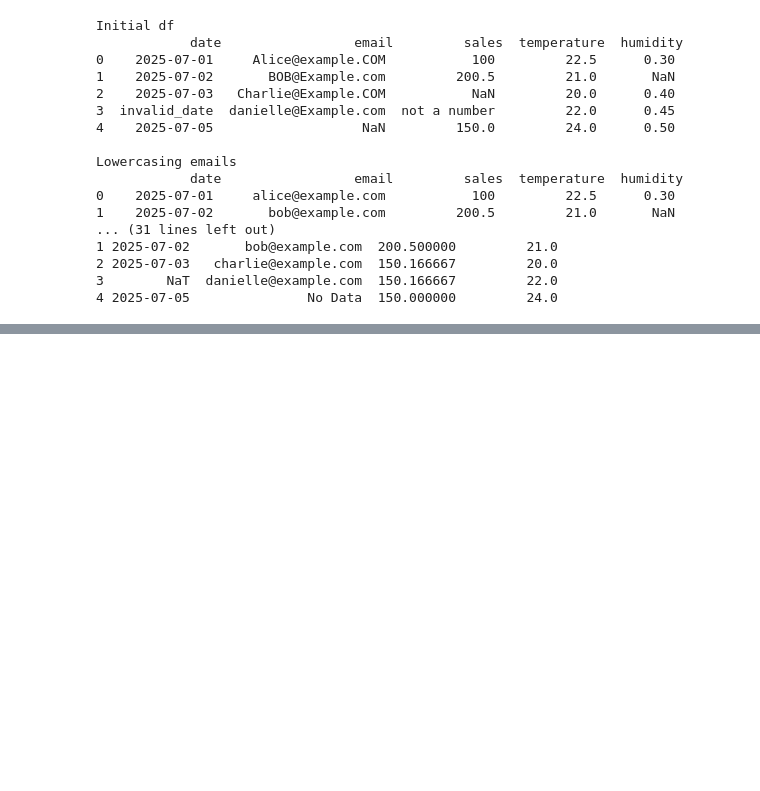
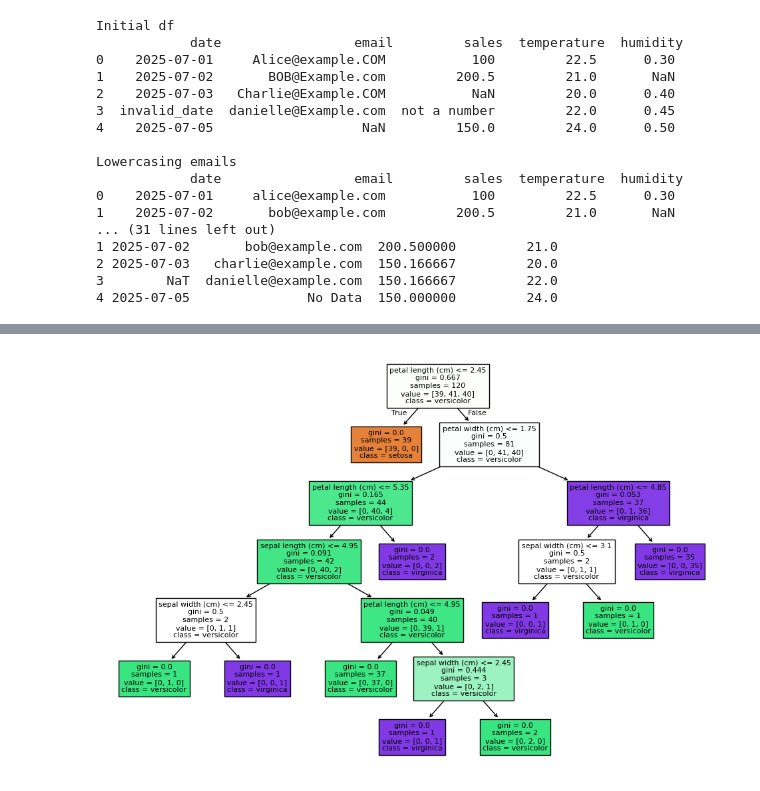
Before and after one commit to JFelixSB/Masters_Big_Data_Data_Analytics, a Jupyter notebook: module4.ipynb, the cells around one changed output, grey strips where cells are left out. Saved outputs shown, nothing was run; the diff lists cells and outputs as text; code cells hidden in the pictures; blank space fills up the shorter version.

```diff
--- a/module4.ipynb
+++ b/module4.ipynb
@@ -185,0 +325,30 @@ Lowercasing emails
+# %%
+from sklearn.datasets import load_iris
+from sklearn.model_selection import train_test_split
+from sklearn.tree import DecisionTreeClassifier
+
+# 1) Load the data
+data = load_iris()
+X = data.data          # shape (150, 4): the four measurements
+y = data.target        # shape (150,): class labels 0,1,2
+
+# 2) Split into train & test
+X_train, X_test, y_train, y_test = train_test_split(
+    X, y,
+    test_size=0.2      # 20% for testing, 80% for training
+)
+
+# 3) Instantiate the model
+clf = DecisionTreeClassifier(
+    criterion='gini',  # default splitting criterion
+    max_depth=None,    # no limit on tree depth
+    random_state=42    # for reproducible splits
+)
+
+# 4) Train (fit) the model on the training set
+clf.fit(X_train, y_train)
+
+# 5) Predict labels on the test set
+predictions = clf.predict(X_test)
+
+print(predictions)
@@ -185,0 +372,9 @@ Lowercasing emails
+# %%
+from sklearn.tree import plot_tree
+import matplotlib.pyplot as plt
+
+plt.figure(figsize=(12, 8))
+plot_tree(clf, feature_names=data.feature_names, class_names=data.target_names, filled=True)
+plt.show()
+# %% [output]
+[figure, added]
```
Also changed, not shown: parts of 11 cells of this notebook, 2 other files.
